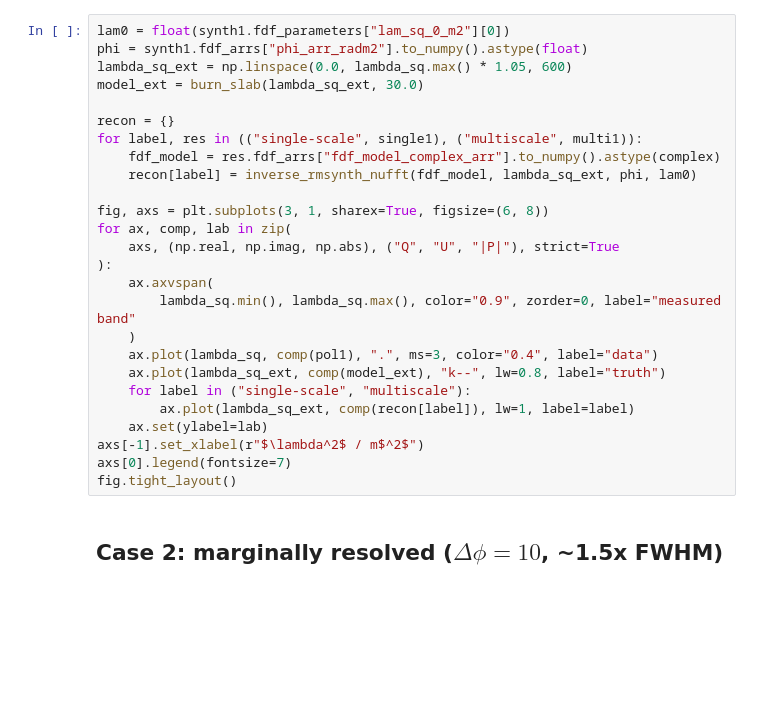
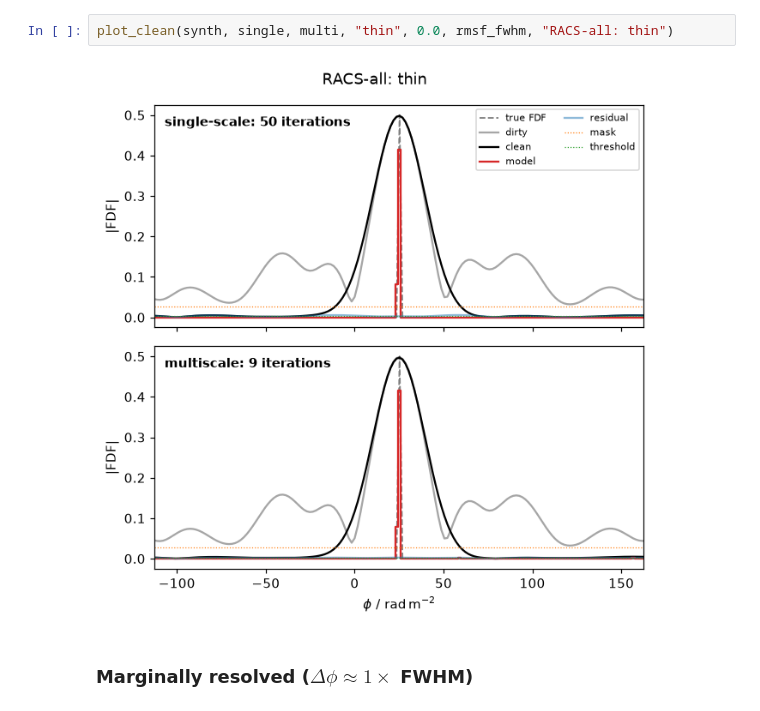
Before and after one commit to AlecThomson/rm-lite, a Jupyter notebook: docs/examples/rmclean_multiscale_1d.ipynb, the cells around one changed output. Saved outputs shown, nothing was run; the diff lists cells and outputs as text; blank space fills up the shorter version.

```diff
--- a/docs/examples/rmclean_multiscale_1d.ipynb
+++ b/docs/examples/rmclean_multiscale_1d.ipynb
@@ -218,29 +253,7 @@ curves diverge from the truth there.
 # %%
-lam0 = float(synth1.fdf_parameters["lam_sq_0_m2"][0])
-phi = synth1.fdf_arrs["phi_arr_radm2"].to_numpy().astype(float)
-lambda_sq_ext = np.linspace(0.0, lambda_sq.max() * 1.05, 600)
-model_ext = burn_slab(lambda_sq_ext, 30.0)
-
-recon = {}
-for label, res in (("single-scale", single1), ("multiscale", multi1)):
-    fdf_model = res.fdf_arrs["fdf_model_complex_arr"].to_numpy().astype(complex)
-    recon[label] = inverse_rmsynth_nufft(fdf_model, lambda_sq_ext, phi, lam0)
-
-fig, axs = plt.subplots(3, 1, sharex=True, figsize=(6, 8))
-for ax, comp, lab in zip(
-    axs, (np.real, np.imag, np.abs), ("Q", "U", "|P|"), strict=True
-):
-    ax.axvspan(
-        lambda_sq.min(), lambda_sq.max(), color="0.9", zorder=0, label="measured band"
-    )
-    ax.plot(lambda_sq, comp(pol1), ".", ms=3, color="0.4", label="data")
-    ax.plot(lambda_sq_ext, comp(model_ext), "k--", lw=0.8, label="truth")
-    for label in ("single-scale", "multiscale"):
-        ax.plot(lambda_sq_ext, comp(recon[label]), lw=1, label=label)
-    ax.set(ylabel=lab)
-axs[-1].set_xlabel(r"$\lambda^2$ / m$^2$")
-axs[0].legend(fontsize=7)
-fig.tight_layout()
+plot_clean(synth, single, multi, "thin", 0.0, rmsf_fwhm, "RACS-all: thin")
+# %% [output]
+[figure, added]
 # %% [markdown]
-## Case 2: marginally resolved ($\Delta\phi = 10$, ~1.5x FWHM)
+### Marginally resolved ($\Delta\phi \approx 1\times$ FWHM)
 # %%
```
Also changed, not shown: parts of 45 cells of this notebook, 4 other files.
